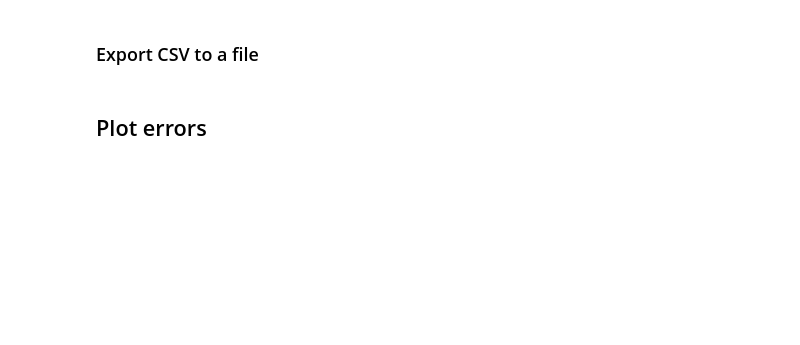
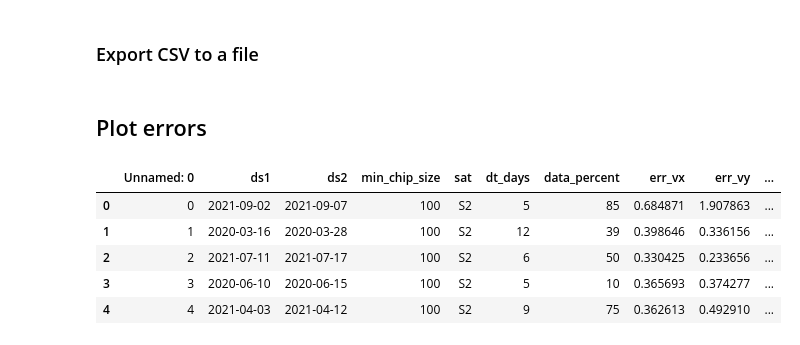
Before and after one commit to jukesliu/CautoRIFT, a Jupyter notebook: calculate_vmap_SSE.ipynb, the cells around one changed output. Saved outputs shown, nothing was run; the diff lists cells and outputs as text; code cells hidden in the pictures; blank space fills up the shorter version.

```diff
--- a/calculate_vmap_SSE.ipynb
+++ b/calculate_vmap_SSE.ipynb
@@ -169,6 +177,20 @@ outfilepath = '/Users/jukesliu/Documents/PLANETSCOPE_VELOCITIES/error_csvs/PS_dt
 df.to_csv(outfilepath)
 # %% [markdown]
 ## Plot errors
+# %%
+# read in csv fiel
+df = pd.read_csv('/Users/jukesliu/Documents/PLANETSCOPE_VELOCITIES/error_csvs/AV_dt5to60_S2.csv')
+df.ds1 = pd.to_datetime(df.ds1, format='%Y-%m-%d')
+df.ds2 = pd.to_datetime(df.ds2, format='%Y-%m-%d')
+df['mid_date'] = (df.ds2-df.ds1)/2+df.ds1
+df.head()
+# %% [output]
+|  | Unnamed: 0 | ds1 | ds2 | min_chip_size | sat | dt_days | data_percent | err_vx | err_vy | ... |
+| 0 | 0 | 2021-09-02 | 2021-09-07 | 100 | S2 | 5 | 85 | 0.684871 | 1.907863 | ... |
+| 1 | 1 | 2020-03-16 | 2020-03-28 | 100 | S2 | 12 | 39 | 0.398646 | 0.336156 | ... |
+| 2 | 2 | 2021-07-11 | 2021-07-17 | 100 | S2 | 6 | 50 | 0.330425 | 0.233656 | ... |
+| 3 | 3 | 2020-06-10 | 2020-06-15 | 100 | S2 | 5 | 10 | 0.365693 | 0.374277 | ... |
+| 4 | 4 | 2021-04-03 | 2021-04-12 | 100 | S2 | 9 | 75 | 0.362613 | 0.492910 | ... |
 # %%
 # create subplots with common y-axis
 fs = 12
```
Also changed, not shown: parts of 8 cells of this notebook, 4 other files.
